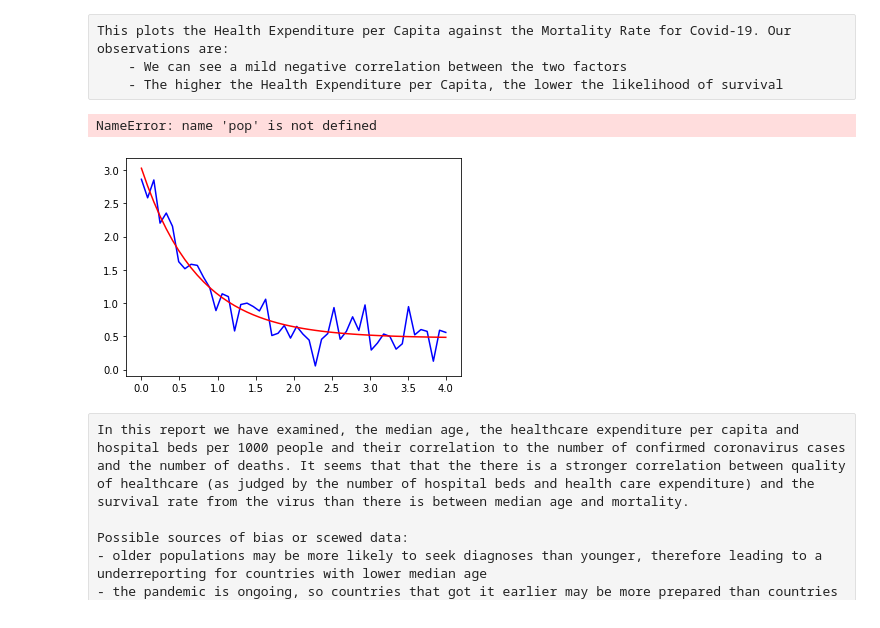
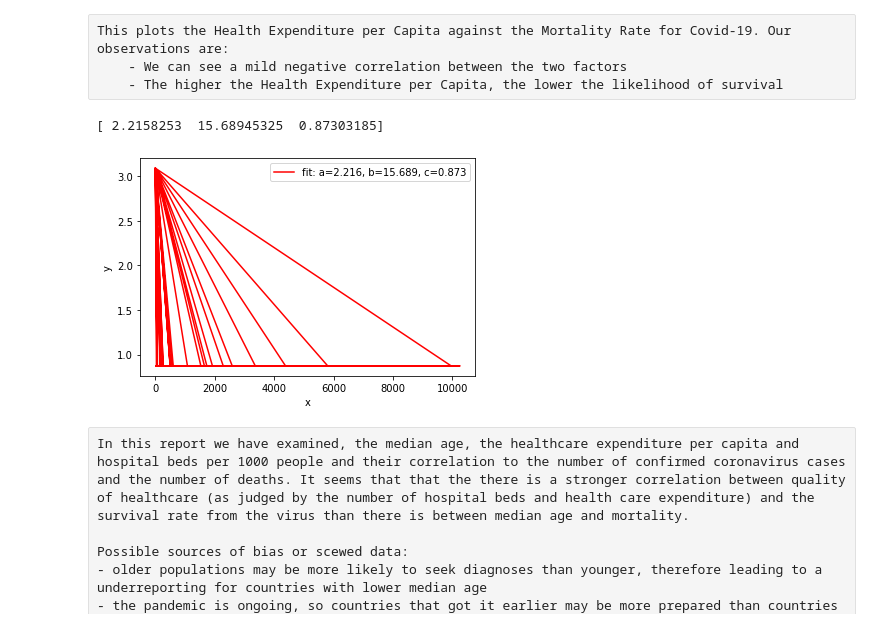
Before and after one commit to shozi91/PredictingCOVID, a Jupyter notebook: merged_data.ipynb, the cells around one changed output. Cells and saved outputs as stored; diff of their text form; code cells hidden in the pictures.

```diff
--- a/merged_data.ipynb
+++ b/merged_data.ipynb
@@ -364,39 +364,29 @@ This plots the Health Expenditure per Capita against the Mortality Rate for Covi
 # %%
 def func(x, a, b, c):
     return a * np.exp(-b * x) + c
 
 #Define the data to be fit with some noise:
 
-xdata = np.linspace(0, 4, 50)
+xdata = confirmed_df["2017 Health Budget per Capita ($)"]
 y = func(xdata, 2.5, 1.3, 0.5)
-np.random.seed(1729)
-y_noise = 0.2 * np.random.normal(size=xdata.size)
+y_noise = 0.2 * confirmed_df["Mortality Rate (%)"]
 ydata = y + y_noise
-plt.plot(xdata, ydata, 'b-', label='data')
 
 #Fit for the parameters a, b, c of the function func:
+popt, pcov = curve_fit(func, xdata, ydata)
+print(popt)
 
-popt, pcov = curve_fit(func, xdata, ydata)
-popt
-
+#plt.scatter(mean_mortality.index, mean_mortality.values)
 plt.plot(xdata, func(xdata, *popt), 'r-',
          label='fit: a=%5.3f, b=%5.3f, c=%5.3f' % tuple(popt))
-
-#Constrain the optimization to the region of 0 <= a <= 3, 0 <= b <= 1 and 0 <= c <= 0.5:
-
-popt, pcov = curve_fit(func, xdata, ydata, bounds=(0, [3., 1., 0.5]))
-pop
-plt.plot(xdata, func(xdata, *popt), 'g--',
-         label='fit: a=%5.3f, b=%5.3f, c=%5.3f' % tuple(popt))
-
 
 plt.xlabel('x')
 plt.ylabel('y')
 plt.legend()
 plt.show()
 # %% [output]
-NameError: name 'pop' is not defined
+[ 2.2158253  15.68945325  0.87303185]
-[figure, old version]
+[figure, new version]
 # %% [raw]
 In this report we have examined, the median age, the healthcare expenditure per capita and hospital beds per 1000 people and their correlation to the number of confirmed coronavirus cases and the number of deaths. It seems that that the there is a stronger correlation between quality of healthcare (as judged by the number of hospital beds and health care expenditure) and the survival rate from the virus than there is between median age and mortality.
 
```
